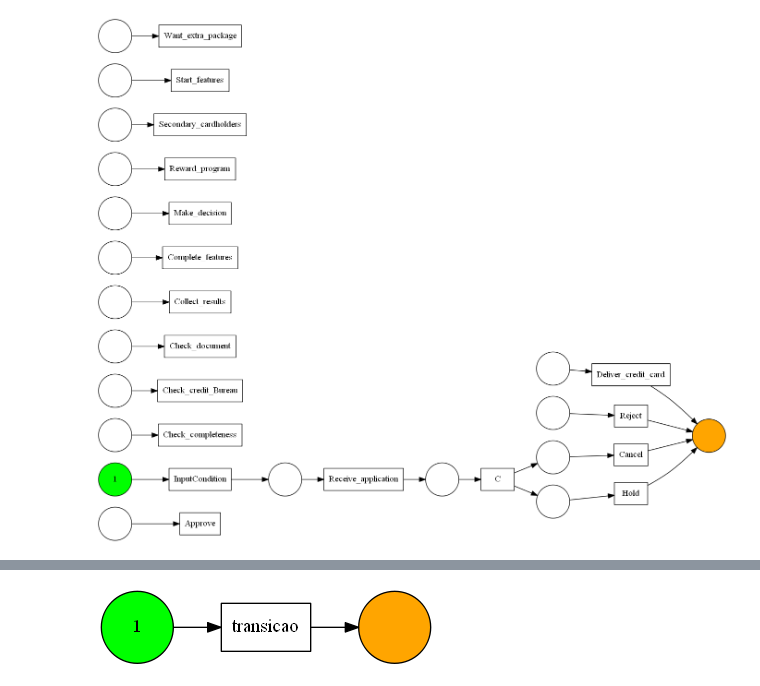
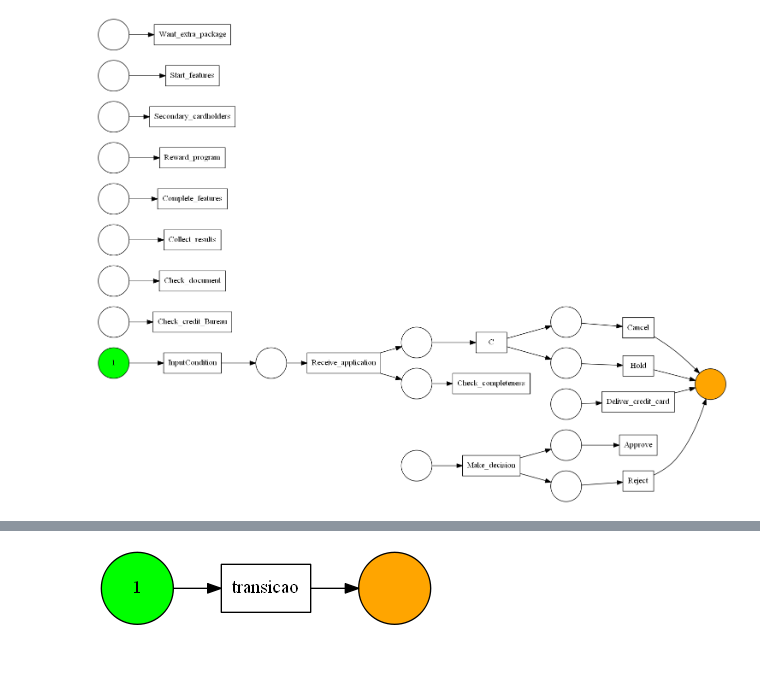
Before and after one commit to pedrogleta/yawl-to-pnml, a Jupyter notebook: yawl-to-petrinet.ipynb, the cells around one changed output, grey strips where cells are left out. Saved outputs shown, nothing was run; the diff lists cells and outputs as text; code cells hidden in the pictures; blank space fills up the shorter version.

Commit message:
add xor split arcs and remove duplicate arcs

```diff
--- a/yawl-to-petrinet.ipynb
+++ b/yawl-to-petrinet.ipynb
@@ -148,35 +148,57 @@ for transition in transitions:
             arcs.append({'id': str(i), 'source': transition['id'], 'target': 'place_' + target})
             i += 1
 
+    if transition['split'] == 'xor':
+        for target in transition['targets']:
+            arcs.append({'id': str(i), 'source': transition['id'], 'target': 'place_' + target})
+            i += 1
+
 #Delete output transitions
 for transition in transitions:
     if transition['split'] == 'none' and len(transition['targets']) == 0:
         transitions.remove(transition)
+
+#Delete repeated arcs
+repeatedArcs = []
+arcsToIgnore = []
+for arc1 in arcs:
+    if arc1 not in arcsToIgnore:
+        arcsWithoutArc1 = arcs.copy()
+        arcsWithoutArc1.remove(arc1)
+        for arc2 in arcsWithoutArc1:
+            if arc1['source'] == arc2['source'] and arc1['target'] == arc2['target']:
+                repeatedArcs.append(arc2)
+                arcsToIgnore.append(arc2)
+#Remove literal duplicates
+# repeatedArcs = [dict(t) for t in {tuple(d.items()) for d in repeatedArcs}]
+for arc in repeatedArcs:
+    arcs.remove(arc)
+
 
 # for transition in transitions:
 #     transitionID = transition['id']
 
 #     for element in yawl.allElements:
 #         if element.attrib['id'] == transitionID:
 #             break
 
 #     placeIDs = []
 
 #     flowsIntos = element.findall(xmlns + 'flowsInto')
 #     for flowsInto in flowsIntos:
 #         placeIDs.append('place_' + flowsInto.find(xmlns + 'nextElementRef').attrib['id'])
 
 
 #     for placeID in placeIDs:
 #         arcs.append({'id': str(i), 'source': transitionID, 'target': placeID})
 #         i += 1
 
 
 pnml = Pnml(places, transitions, arcs)
 pnml.writePnml('credit-card-demo.xml')
 
 net, initial_marking, final_marking = pnml_importer.apply('credit-card-demo.xml')
 gviz = pn_visualizer.apply(net, initial_marking, final_marking)
 pn_visualizer.view(gviz)
 # %% [output]
-[figure, old version]
+[figure, new version]
```
Also changed, not shown: parts of 2 cells of this notebook, 1 other file.
